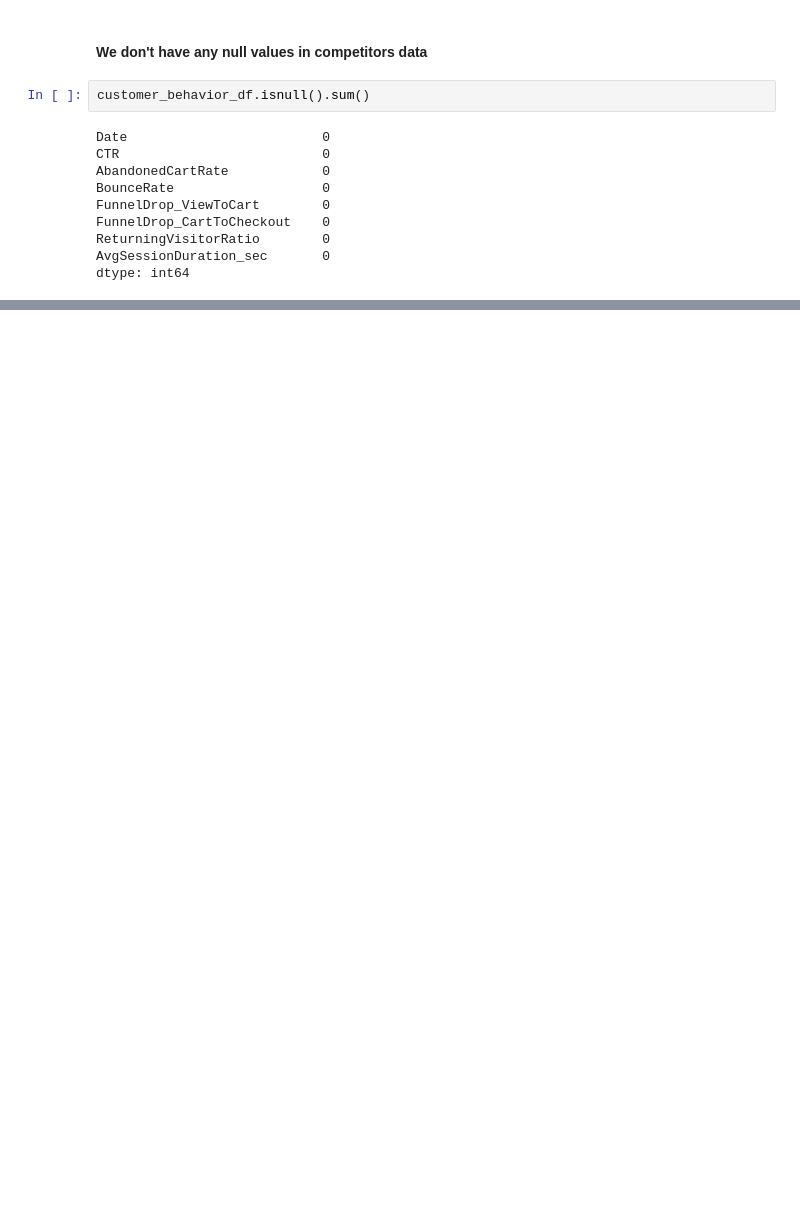
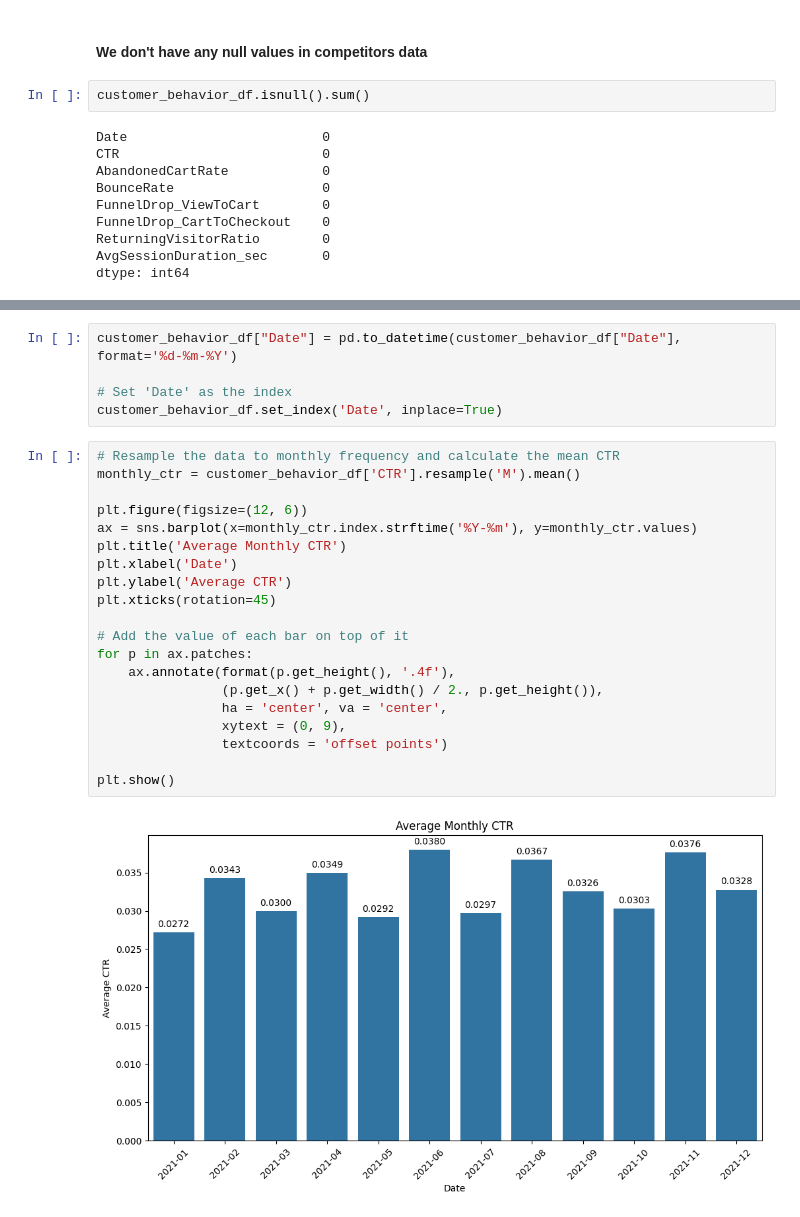
Before and after one commit to omkar-dalvi/databricks-mlops-hackathon, a Jupyter notebook: src/eda/customer_behaviour.ipynb, the cells around one changed output, grey strips where cells are left out. Drawn from its saved outputs; the diff is of its cells as text; blank space fills up the shorter version.

Commit message:
basic insights on customer behaviour

```diff
--- a/src/eda/customer_behaviour.ipynb
+++ b/src/eda/customer_behaviour.ipynb
@@ -61,0 +68,27 @@ customer_behavior_df.head()
+# %%
+customer_behavior_df["Date"] = pd.to_datetime(customer_behavior_df["Date"], format='%d-%m-%Y')
+
+# Set 'Date' as the index
+customer_behavior_df.set_index('Date', inplace=True)
+# %%
+# Resample the data to monthly frequency and calculate the mean CTR
+monthly_ctr = customer_behavior_df['CTR'].resample('M').mean()
+
+plt.figure(figsize=(12, 6))
+ax = sns.barplot(x=monthly_ctr.index.strftime('%Y-%m'), y=monthly_ctr.values)
+plt.title('Average Monthly CTR')
+plt.xlabel('Date')
+plt.ylabel('Average CTR')
+plt.xticks(rotation=45)
+
+# Add the value of each bar on top of it
+for p in ax.patches:
+    ax.annotate(format(p.get_height(), '.4f'),
+                (p.get_x() + p.get_width() / 2., p.get_height()),
+                ha = 'center', va = 'center',
+                xytext = (0, 9),
+                textcoords = 'offset points')
+
+plt.show()
+# %% [output]
+[figure, added]
```
Also changed, not shown: parts of 14 cells of this notebook.
